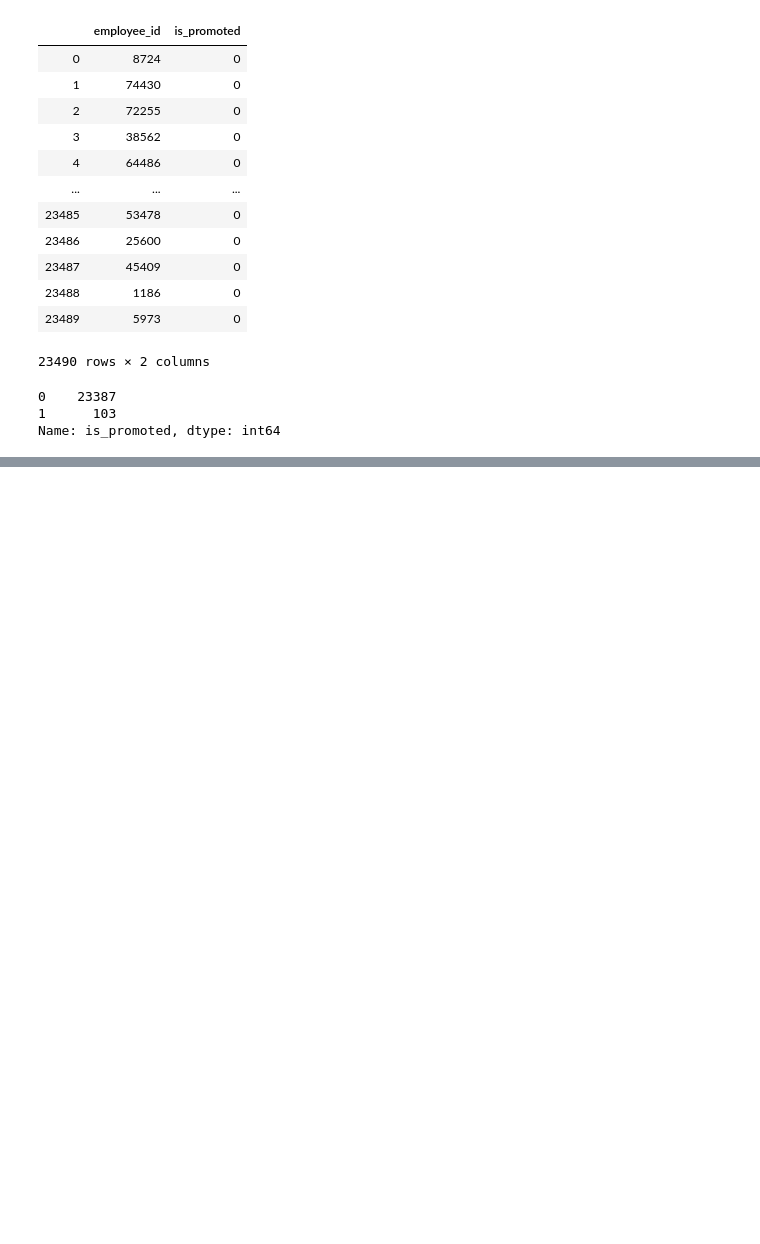
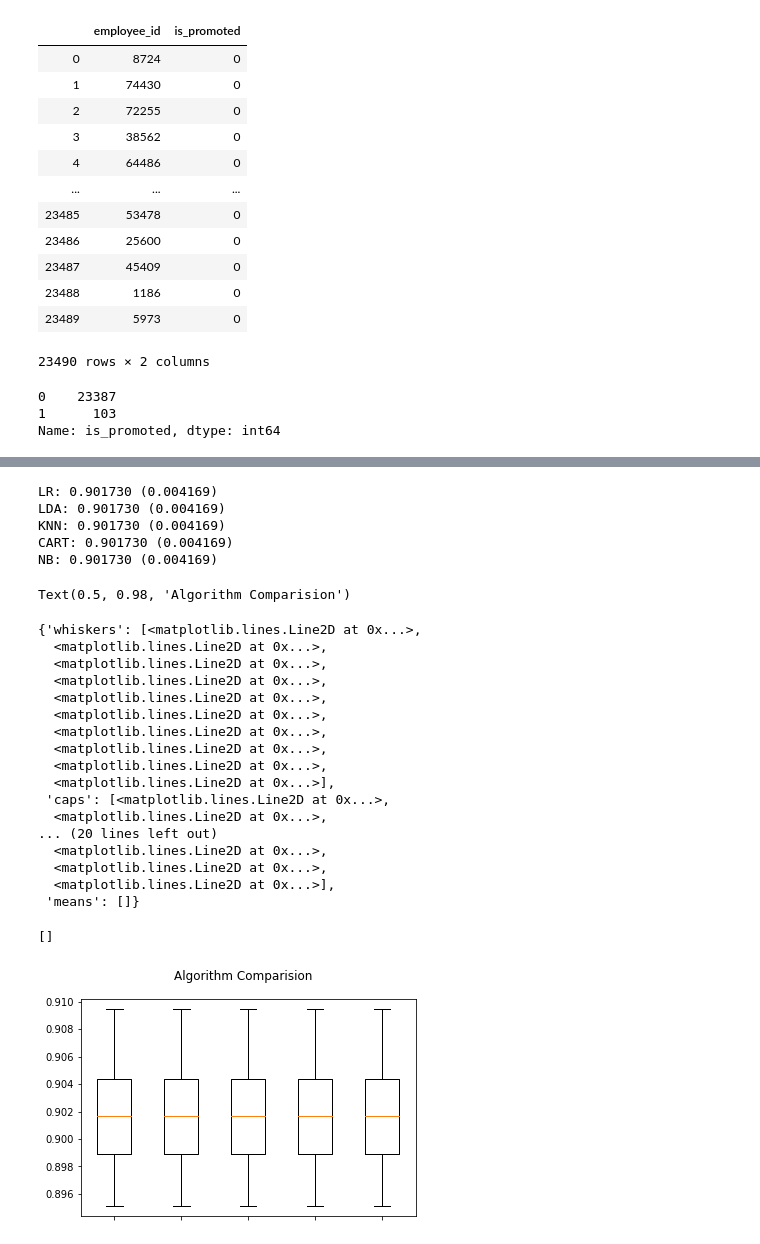
Before and after one commit to gympohnpimol/Hackathons_ML, a Jupyter notebook: HR Analytics .ipynb, the cells around one changed output, grey strips where cells are left out. Drawn from its saved outputs; the diff is of its cells as text; code cells hidden in the pictures; blank space fills up the shorter version.

```diff
--- a/HR Analytics .ipynb
+++ b/HR Analytics .ipynb
@@ -472,0 +533,50 @@ Name: is_promoted, dtype: int64
+# %%
+models = []
+models.append(('LR', LogisticRegression(solver = 'liblinear')))
+models.append(('LDA', LinearDiscriminantAnalysis()))
+models.append(('KNN', KNeighborsClassifier()))
+models.append(('CART', DecisionTreeClassifier()))
+models.append(('NB', GaussianNB()))
+results = []
+names = []
+scoring = 'accuracy'
+
+for name, mmodel in models:
+    kfold = KFold(n_splits = 10, random_state = 7)
+    cv_results = cross_val_score(model, x, y, cv = kfold, scoring = scoring)
+    results.append(cv_results)
+    msg = '%s: %f (%f)' % (name, cv_results.mean(), cv_results.std())
+    print(msg)
+
+fig = plt.figure()
+fig.suptitle('Algorithm Comparision')
+ax = fig.add_subplot(111)
+plt.boxplot(results)
+ax.set_xticklabels(names)
+plt.show()
+# %% [output]
+LR: 0.901730 (0.004169)
+LDA: 0.901730 (0.004169)
+KNN: 0.901730 (0.004169)
+CART: 0.901730 (0.004169)
+NB: 0.901730 (0.004169)
+Text(0.5, 0.98, 'Algorithm Comparision')
+{'whiskers': [<matplotlib.lines.Line2D at 0x...>,
+  <matplotlib.lines.Line2D at 0x...>,
+  <matplotlib.lines.Line2D at 0x...>,
+  <matplotlib.lines.Line2D at 0x...>,
+  <matplotlib.lines.Line2D at 0x...>,
+  <matplotlib.lines.Line2D at 0x...>,
+  <matplotlib.lines.Line2D at 0x...>,
+  <matplotlib.lines.Line2D at 0x...>,
+  <matplotlib.lines.Line2D at 0x...>,
+  <matplotlib.lines.Line2D at 0x...>],
+ 'caps': [<matplotlib.lines.Line2D at 0x...>,
+  <matplotlib.lines.Line2D at 0x...>,
+... (20 lines left out)
+  <matplotlib.lines.Line2D at 0x...>,
+  <matplotlib.lines.Line2D at 0x...>,
+  <matplotlib.lines.Line2D at 0x...>],
+ 'means': []}
+[]
+[figure, added]
```
Also changed, not shown: parts of 4 cells of this notebook, 1 other file.
